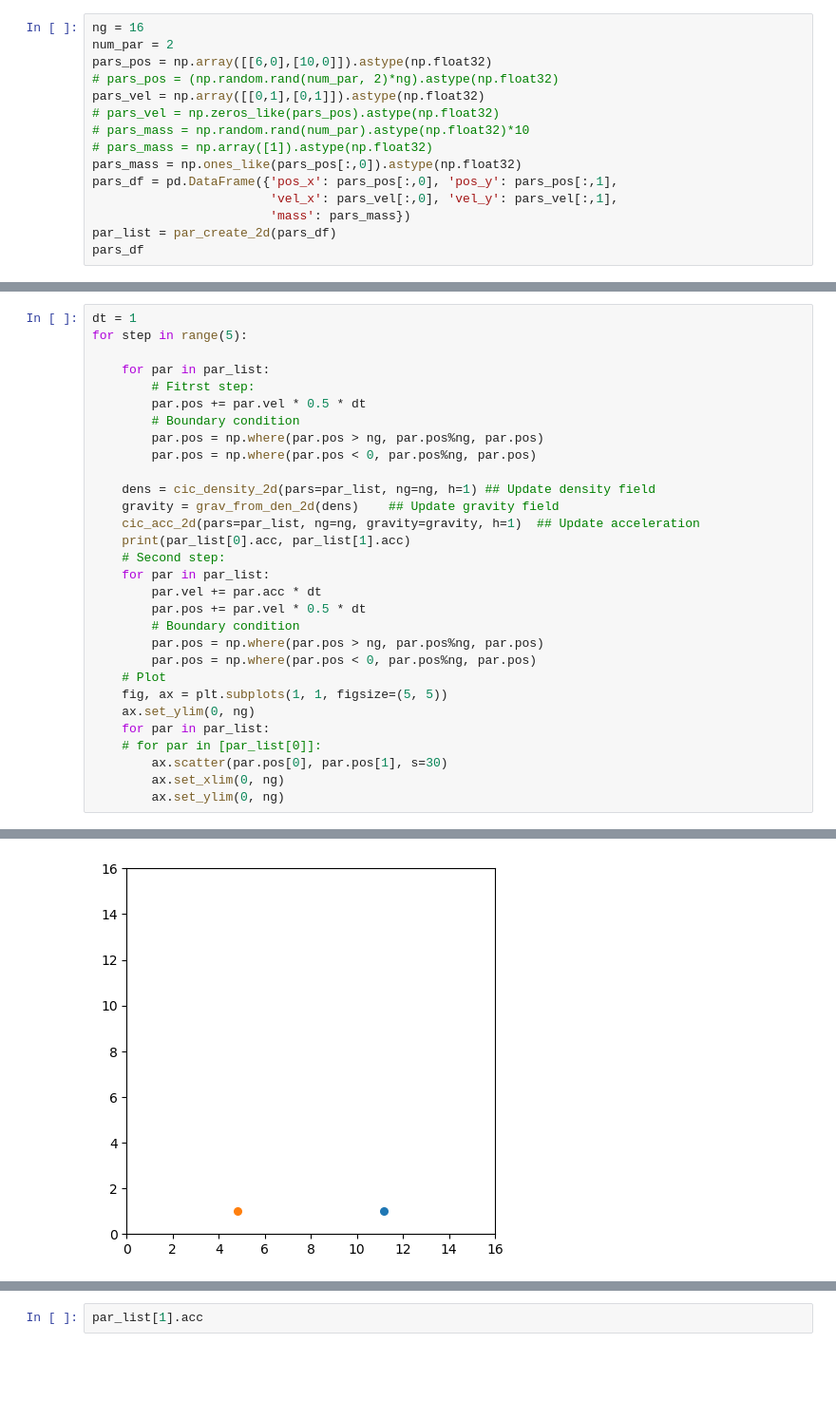
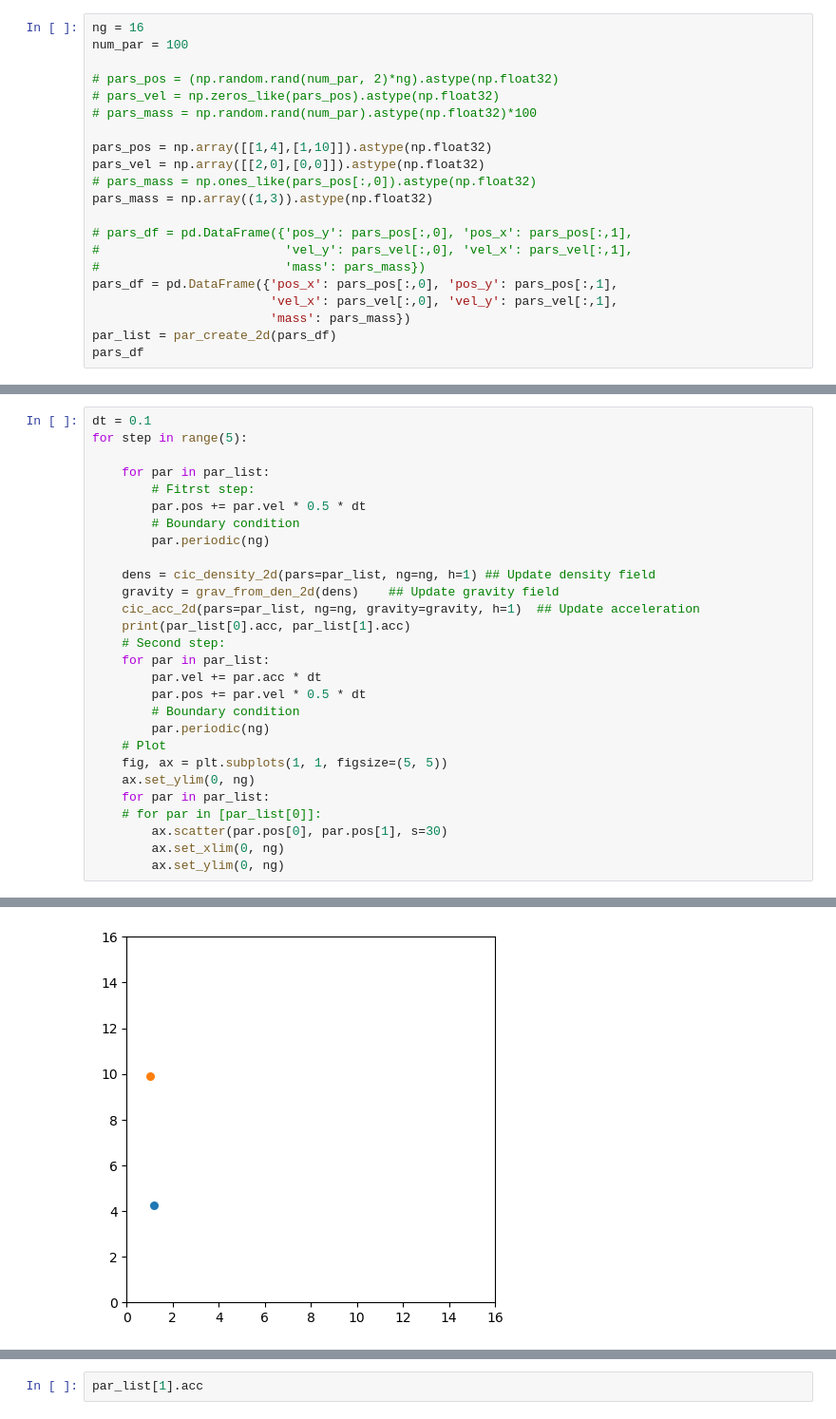
Before and after one commit to Abrygzy/nbodpy, a Jupyter notebook: nbodpy/test_2d.ipynb, the cells around one changed output, grey strips where cells are left out. Shown: that part at 95% size. Drawn from its saved outputs; the diff is of its cells as text; blank space fills up the shorter version.

```diff
--- a/nbodpy/test_2d.ipynb
+++ b/nbodpy/test_2d.ipynb
@@ -10,13 +10,19 @@ from gravty import grav_from_den_2d
 # %%
 ng = 16
-num_par = 2
-pars_pos = np.array([[6,0],[10,0]]).astype(np.float32)
+num_par = 100
+
 # pars_pos = (np.random.rand(num_par, 2)*ng).astype(np.float32)
-pars_vel = np.array([[0,1],[0,1]]).astype(np.float32)
 # pars_vel = np.zeros_like(pars_pos).astype(np.float32)
-# pars_mass = np.random.rand(num_par).astype(np.float32)*10
-# pars_mass = np.array([1]).astype(np.float32)
-pars_mass = np.ones_like(pars_pos[:,0]).astype(np.float32)
+# pars_mass = np.random.rand(num_par).astype(np.float32)*100
+
+pars_pos = np.array([[1,4],[1,10]]).astype(np.float32)
+pars_vel = np.array([[2,0],[0,0]]).astype(np.float32)
+# pars_mass = np.ones_like(pars_pos[:,0]).astype(np.float32)
+pars_mass = np.array((1,3)).astype(np.float32)
+
+# pars_df = pd.DataFrame({'pos_y': pars_pos[:,0], 'pos_x': pars_pos[:,1],
+#                         'vel_y': pars_vel[:,0], 'vel_x': pars_vel[:,1],
+#                         'mass': pars_mass})
 pars_df = pd.DataFrame({'pos_x': pars_pos[:,0], 'pos_y': pars_pos[:,1],
                         'vel_x': pars_vel[:,0], 'vel_y': pars_vel[:,1],
                         'mass': pars_mass})
@@ -29,13 +35,12 @@ pars_df
 # %%
-dt = 1
+dt = 0.1
 for step in range(5):
 
     for par in par_list:
         # Fitrst step:
         par.pos += par.vel * 0.5 * dt
         # Boundary condition
-        par.pos = np.where(par.pos > ng, par.pos%ng, par.pos)
-        par.pos = np.where(par.pos < 0, par.pos%ng, par.pos)
+        par.periodic(ng)
 
     dens = cic_density_2d(pars=par_list, ng=ng, h=1) ## Update density field
     gravity = grav_from_den_2d(dens)    ## Update gravity field
@@ -46,8 +51,7 @@ for step in range(5):
         par.vel += par.acc * dt
         par.pos += par.vel * 0.5 * dt
         # Boundary condition
-        par.pos = np.where(par.pos > ng, par.pos%ng, par.pos)
-        par.pos = np.where(par.pos < 0, par.pos%ng, par.pos)
+        par.periodic(ng)
     # Plot
     fig, ax = plt.subplots(1, 1, figsize=(5, 5))
     ax.set_ylim(0, ng)
@@ -65 +69 @@ for step in range(5):
-[figure, old version]
+[figure, new version]
```
Also changed, not shown: parts of 5 cells of this notebook, 4 other files.
